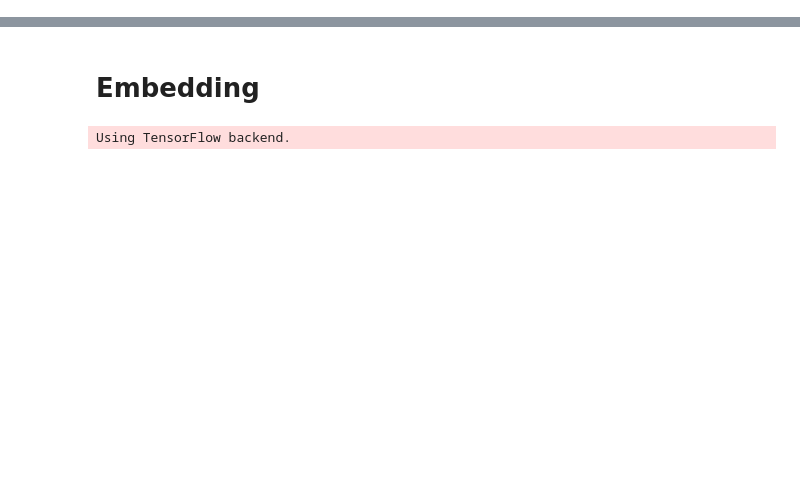
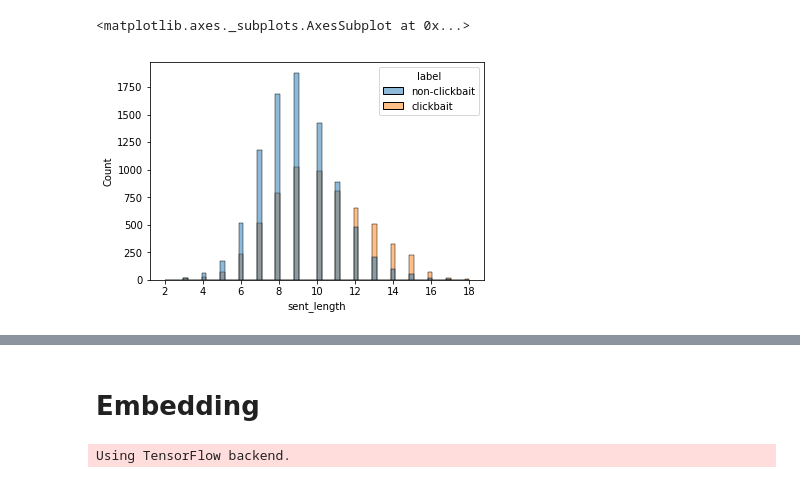
Before and after one commit to ivansyah666/Self-Attentive-Network-Clickbait-Detection, a Jupyter notebook: Clickbait_SAN.ipynb, the cells around one changed output, grey strips where cells are left out. Drawn from its saved outputs; the diff is of its cells as text; code cells hidden in the pictures; blank space fills up the shorter version.

```diff
--- a/Clickbait_SAN.ipynb
+++ b/Clickbait_SAN.ipynb
@@ -6,3 +48,13 @@ from sklearn.model_selection import train_test_split
+# %%
+from nltk.tokenize import word_tokenize
+sent_length=[]
+for i in data['title']:
+    sent_length.append(len(word_tokenize(i)))
+data['sent_length']=sent_length
+sns.histplot(data=data, x='sent_length',hue='label')
+# %% [output]
+<matplotlib.axes._subplots.AxesSubplot at 0x...>
+[figure, added]
 # %%
 data=pd.read_csv('Fusion_data3.csv')
 # %%
```
Also changed, not shown: parts of 25 cells of this notebook.
